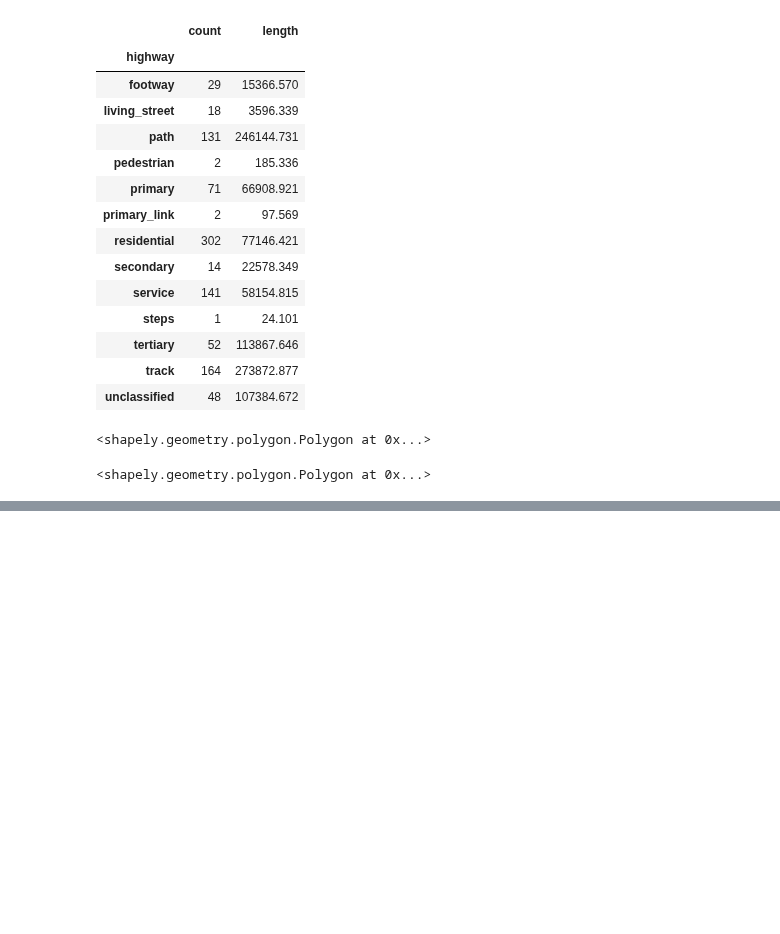
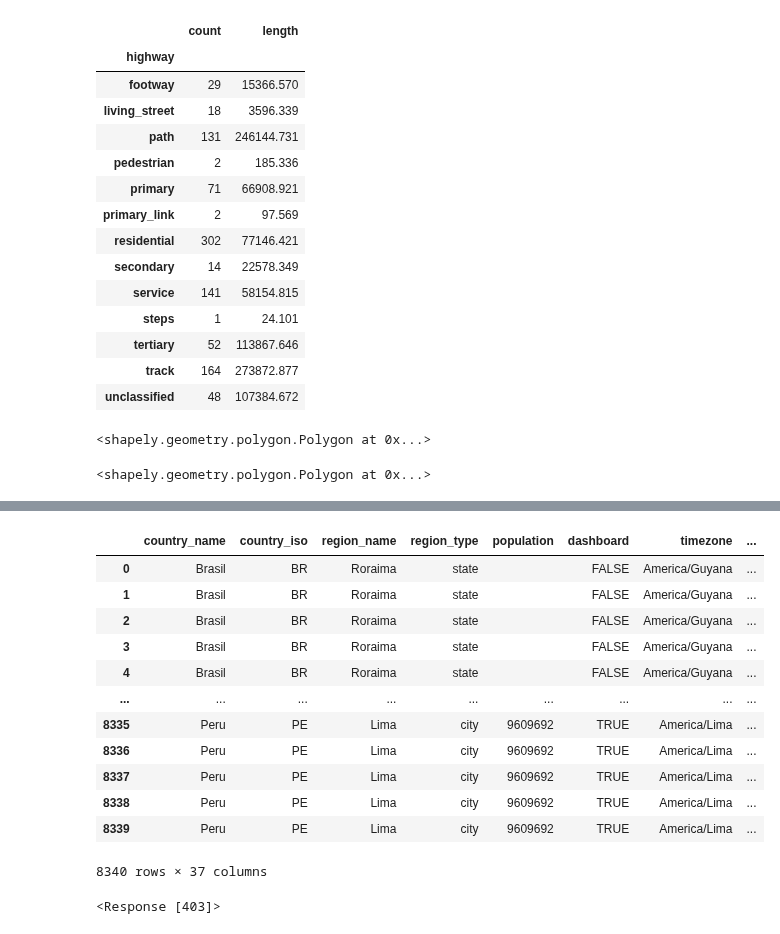
Before and after one commit to EL-BID/IDB-IDB-Invest-Coronavirus-Impact-Dashboard, a Jupyter notebook: notebooks/Playground.ipynb, the cells around one changed output, grey strips where cells are left out. Drawn from its saved outputs; the diff is of its cells as text; code cells hidden in the pictures; blank space fills up the shorter version.

```diff
--- a/notebooks/Playground.ipynb
+++ b/notebooks/Playground.ipynb
@@ -797,0 +958,9 @@ daily.iplot()
+# %%
+dates = pd.Series(
+        utils.get_query_dates(
+            config["daily_interval"]["start"], config["daily_interval"]["end"]
+        ),
+        name="timestamp",
+    ).to_frame()
+# %%
+dates["date"] = dates["timestamp"].apply(lambda x: x.date())
@@ -797,0 +1103,16 @@ daily.iplot()
+# %%
+crossjoin(data, dates)
+# %% [output]
+|  | country_name | country_iso | region_name | region_type | population | dashboard | timezone | ... |
+| 0 | Brasil | BR | Roraima | state |  | FALSE | America/Guyana | ... |
+| 1 | Brasil | BR | Roraima | state |  | FALSE | America/Guyana | ... |
+| 2 | Brasil | BR | Roraima | state |  | FALSE | America/Guyana | ... |
+| 3 | Brasil | BR | Roraima | state |  | FALSE | America/Guyana | ... |
+| 4 | Brasil | BR | Roraima | state |  | FALSE | America/Guyana | ... |
+| ... | ... | ... | ... | ... | ... | ... | ... | ... |
+| 8335 | Peru | PE | Lima | city | 9609692 | TRUE | America/Lima | ... |
+| 8336 | Peru | PE | Lima | city | 9609692 | TRUE | America/Lima | ... |
+| 8337 | Peru | PE | Lima | city | 9609692 | TRUE | America/Lima | ... |
+| 8338 | Peru | PE | Lima | city | 9609692 | TRUE | America/Lima | ... |
+| 8339 | Peru | PE | Lima | city | 9609692 | TRUE | America/Lima | ... |
+8340 rows × 37 columns
@@ -797,0 +1121,4 @@ daily.iplot()
+# %%
+requests.get('https://www.radarbox.com/search/active/flights?page=2&q=&maxdeps=1589295880')
+# %% [output]
+<Response [403]>
```
Also changed, not shown: parts of 43 cells of this notebook, 6 other files.
